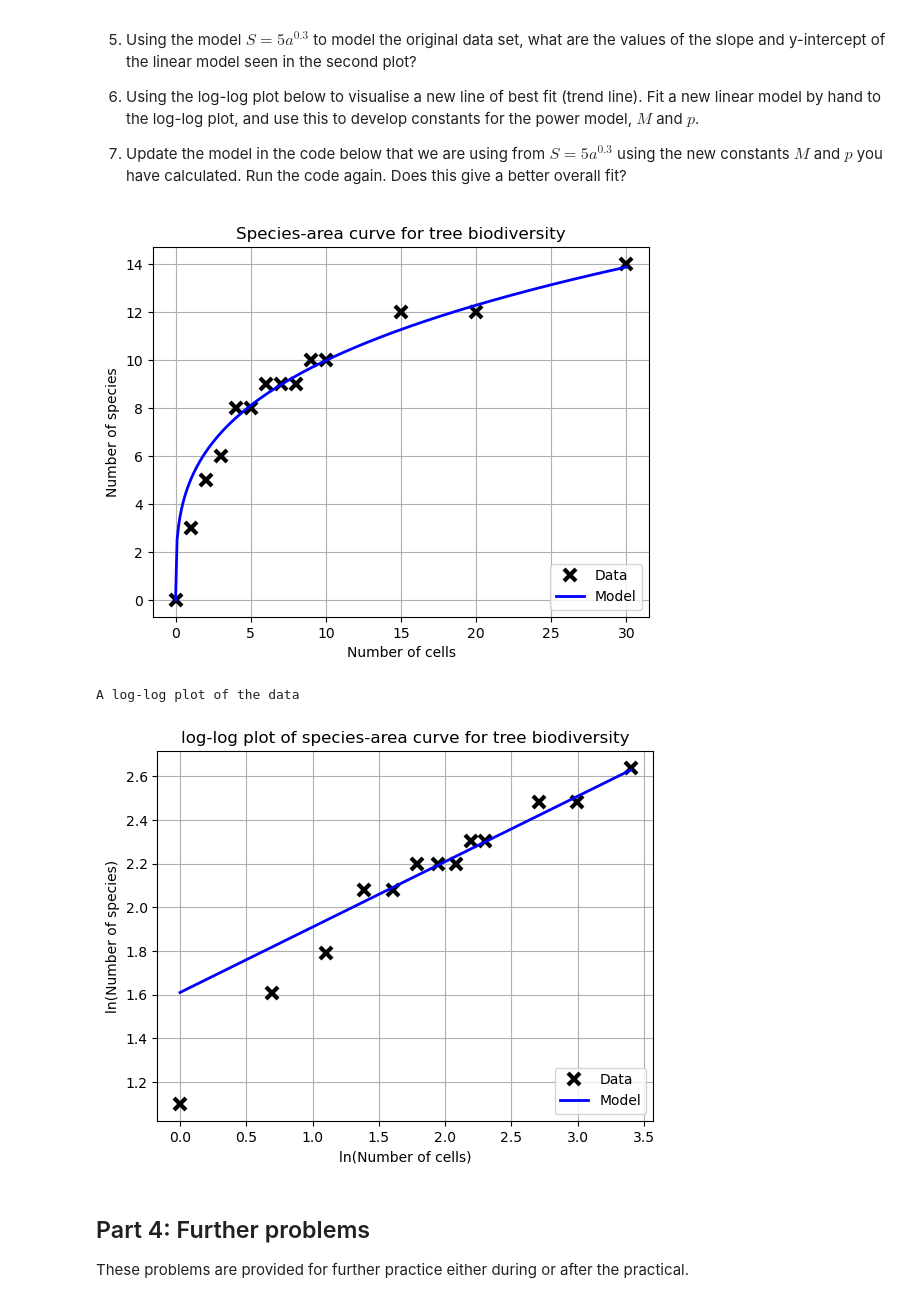
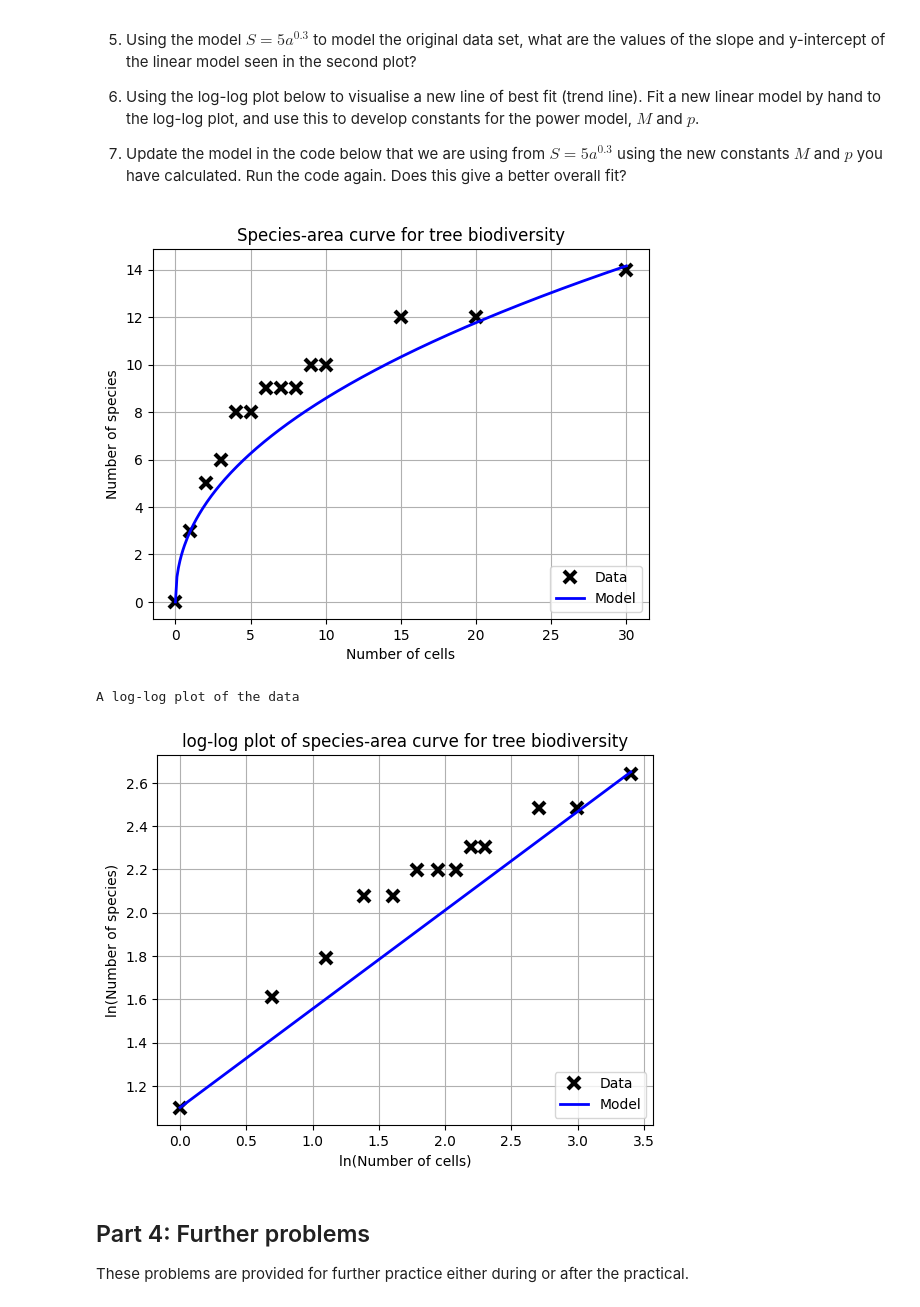
Before and after one commit to ActuallyHappening/Classe-de-UQ, a Jupyter notebook: SCIE/1000/wk5/Practical_5.ipynb, the cells around one changed output. Saved outputs shown, nothing was run; the diff lists cells and outputs as text; code cells hidden in the pictures.

```diff
--- a/SCIE/1000/wk5/Practical_5.ipynb
+++ b/SCIE/1000/wk5/Practical_5.ipynb
@@ -170,6 +227,7 @@ In this task we will make a log-log plot of the data obtained from the 4 hectare
 # %%
 import numpy as np
 import matplotlib.pyplot as plt
+from math import e
 
 # Data collected on the number of distinct, naturally occurring native plant species
 # (of height at least 2m) occurring in a four hectare property in Eastern Brisbane
@@ -180,8 +238,10 @@ Num_Species_Observed = np.array([0, 3, 5, 6, 8, 8, 9, 9, 9, 10, 10, 12, 12, 14])
 
 a_values = np.arange(0, 30.1, 0.1)
 
-M = 5 #power model scaling constant
-p = 0.3 #power model power constant
+# M = 5 #power model scaling constant
+M = e ** 1.1
+# p = 0.3 #power model power constant
+p = 1.55 / 3.4
 m_values = M*a_values**p
 
 # plot the data together with a power model
@@ -191,36 +251,36 @@ plt.title("Species-area curve for tree biodiversity")
 plt.xlabel("Number of cells")
 plt.ylabel("Number of species")
 plt.grid(True)
 plt.legend(loc='lower right')
 plt.show()
 
 print("A log-log plot of the data")
 # first remove (0,0) from the original data
 num_cells_examined = np.array([1, 2, 3, 4, 5, 6, 7, 8, 9, 10, 15, 20, 30])
 num_species_observed = np.array([3, 5, 6, 8, 8, 9, 9, 9, 10, 10, 12, 12, 14])
 
 a_values = np.arange(1, 30.1, 0.1)
 m_values = M*a_values**p
 
 # note that np.log in python has base e
 log_num_cells_examined = np.log(num_cells_examined)
 log_num_species_observed = np.log(num_species_observed)
 
 log_a_values = np.log(a_values)
 log_m_values = np.log(m_values)
 
 plt.plot(log_num_cells_examined, log_num_species_observed, 'kx', markersize=8, mew=3, label = "Data")
 plt.plot(log_a_values, log_m_values, 'b-', linewidth=2, label = "Model")
 plt.title("log-log plot of species-area curve for tree biodiversity")
 plt.xlabel("ln(Number of cells)")
 plt.ylabel("ln(Number of species)")
 plt.grid(True)
 plt.legend(loc='lower right')
 plt.show()
 # %% [output]
-[figure, old version]
+[figure, new version]
 A log-log plot of the data
-[figure, old version]
+[figure, new version]
 # %% [markdown]
 ## Part 4: Further problems ##
 
```
Also changed, not shown: parts of 8 cells of this notebook.
